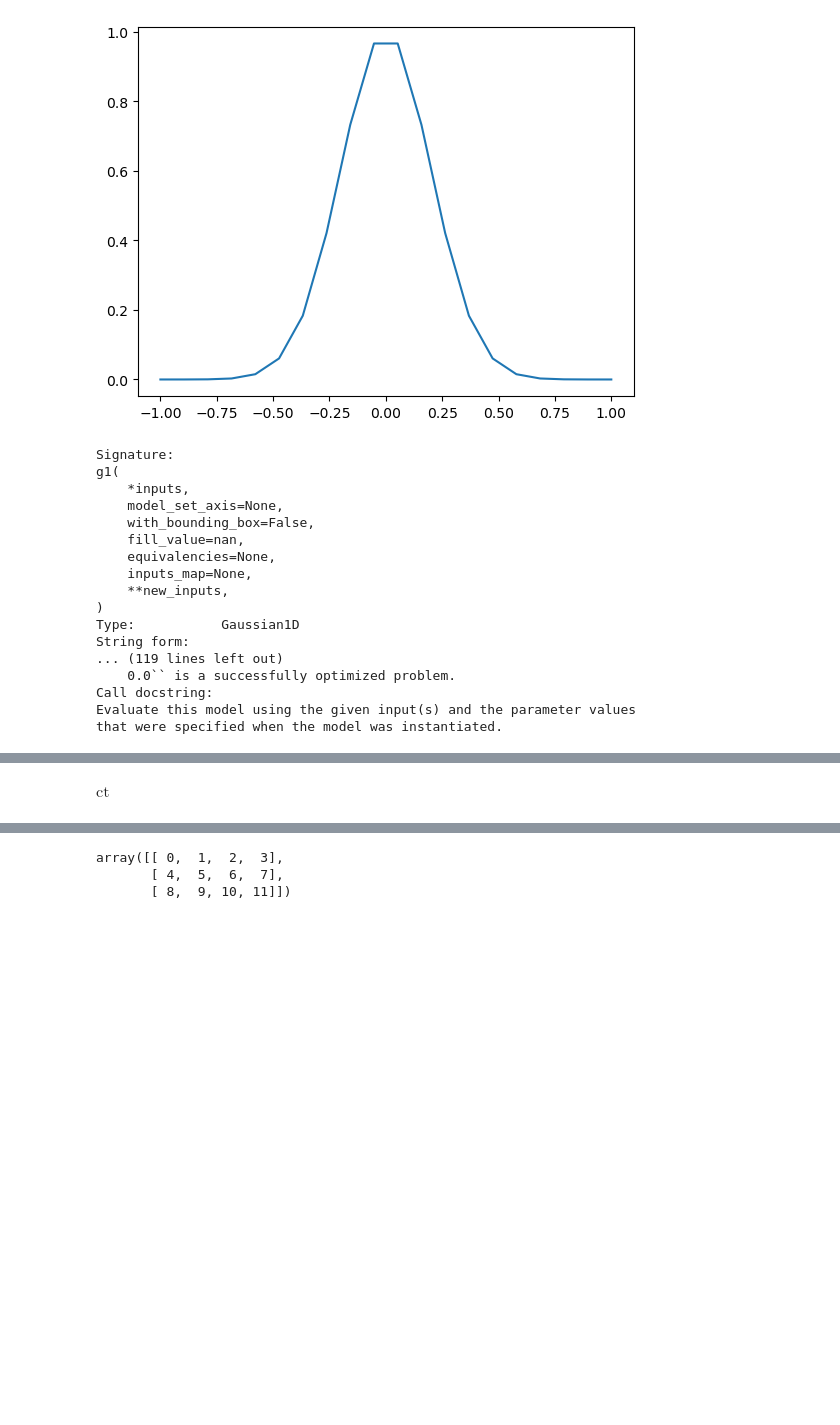
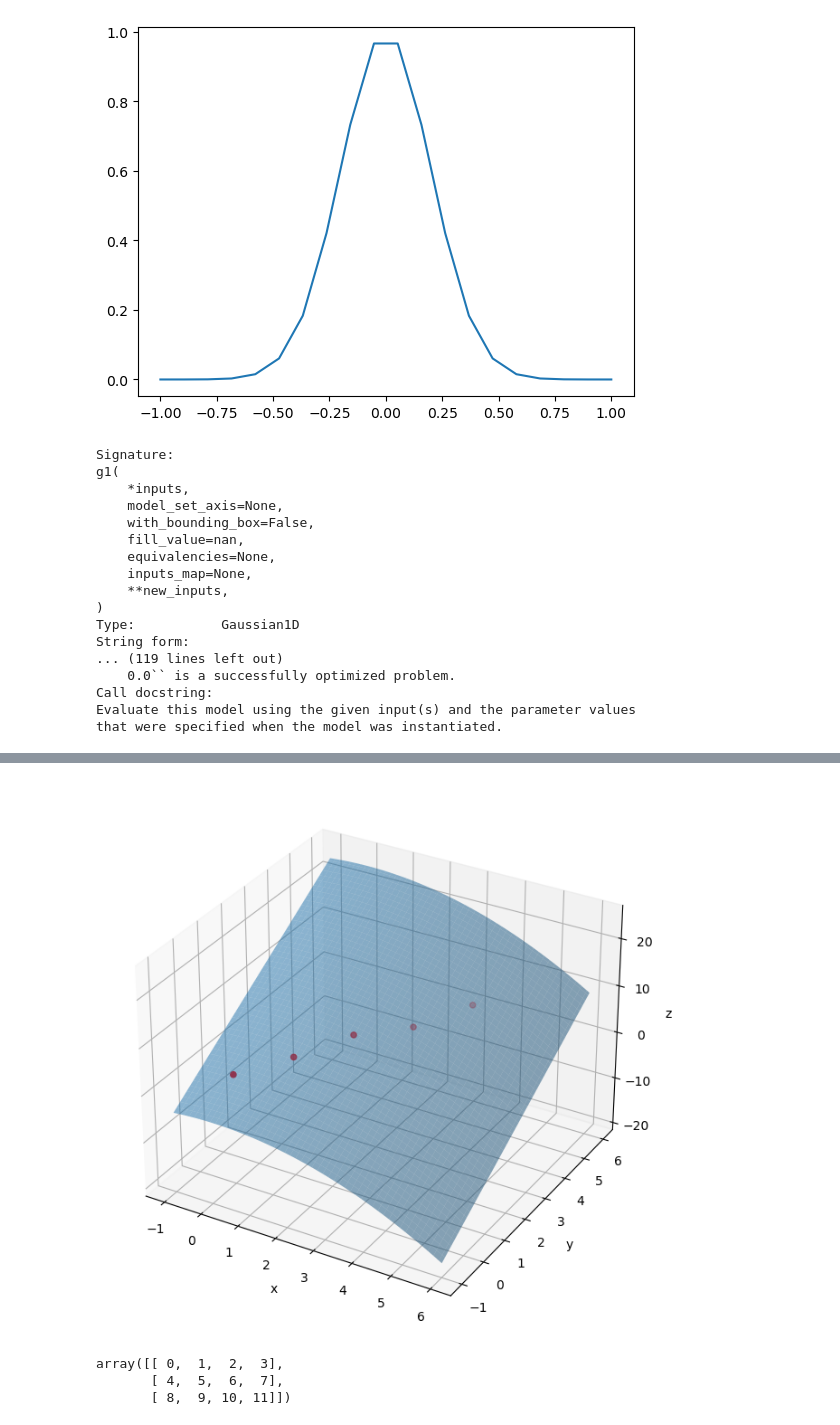
Before and after one commit to MaoChengzhi/EVE-spectrum-correction, a Jupyter notebook: my_attempt/AIA_basics.ipynb, the cells around one changed output, grey strips where cells are left out. Cells and saved outputs as stored; diff of their text form; code cells hidden in the pictures; blank space fills up the shorter version.

```diff
--- a/my_attempt/AIA_basics.ipynb
+++ b/my_attempt/AIA_basics.ipynb
@@ -175,0 +417,13 @@ a minimum these must provide one or more celestial coordinate values with
+# %%
+def residuals(p, z, x_pixel, y_pixel):
+    """ 得到数据 z 和拟合函数之间的差
+    """
+    print(p)
+    print(Tx - func_Tx(x_pixel, y_pixel, p))
+    print()
+    return Tx - func_Tx(x_pixel, y_pixel, p)
+# %%
+x_pixel = np.arange(5)
+y_pixel = np.linspace(100,0,5)
+Tx = np.array([2, 4, 6, 9, 100])  # 数据随便取的
+plsq = optimize.leastsq(residuals, np.array([0, 0]), args=(Tx, x_pixel, y_pixel))  # 最小二乘法拟合
@@ -541,6 +783,60 @@ MetaDict([('simple', True),
-# %%
-m_aia.unit
-# %% [output]
-$\mathrm{ct}$
-# %%
-a=np.arange(12)
+# %%
+#https://blog.csdn.net/yuanboshuai/article/details/107490177
+
+import numpy as np
+from scipy import optimize		# 最小二乘法拟合
+import matplotlib.pyplot as plt 	# python matplotlib 绘图
+from mpl_toolkits.mplot3d import Axes3D  # 3D 绘图
+
+
+def func(x, y, p):
+	""" 数据拟合所用的函数：z=ax+by
+	:param x: 自变量 x
+	:param y: 自变量 y
+	:param p: 拟合参数 a, b
+	"""
+	a, b, c = p
+	return a * x**2 + b * y +c*x
+
+
+def residuals(p, z, x, y):
+	""" 得到数据 z 和拟合函数之间的差
+	"""
+	print(p)
+	return z - func(x, y, p)
+
+
+def main():
+	x = np.arange(5)
+	y = np.arange(5)
+	z = np.array([2, 4, 7, 7, 10])  # 数据随便取的
+
+	plsq = optimize.leastsq(residuals, np.array([0, 0, 0]), args=(z, x, y))  # 最小二乘法拟合
+	# [0, 0] 为参数 a, b 初始值
+
+	a, b, c= plsq[0]  # 获得拟合结果
+	print("拟合结果:\na = {}".format(a))
+	print("b = {}".format(b))
+	print("c = {}".format(c))
+
+	# 绘图
+	xp = np.linspace(-1, 6, 100)
+	yp = np.linspace(-1, 6, 100)
+
+	X, Y = np.meshgrid(xp, yp)
+	Z = func(X, Y, [a, b, c])   # 带入拟合得到的 a, b, c
+
+	fig = plt.figure(figsize=(8, 6))
+	ax = Axes3D(fig)    # 3D 绘图
+
+	ax.plot_surface(X, Y, Z, alpha=0.5)
+	ax.scatter(x, y, z, color="r")
+
+	ax.set_xlabel("x")
+	ax.set_ylabel("y")
+	ax.set_zlabel("z")
+
+	plt.show()
+
+main()
+# %% [output]
@@ -547,3 +860,4 @@ a=np.arange(12)
+[figure, added]
 # %%
 b=a.reshape(3,4)
 b
```
Also changed, not shown: parts of 50 cells of this notebook, 43 other files.
